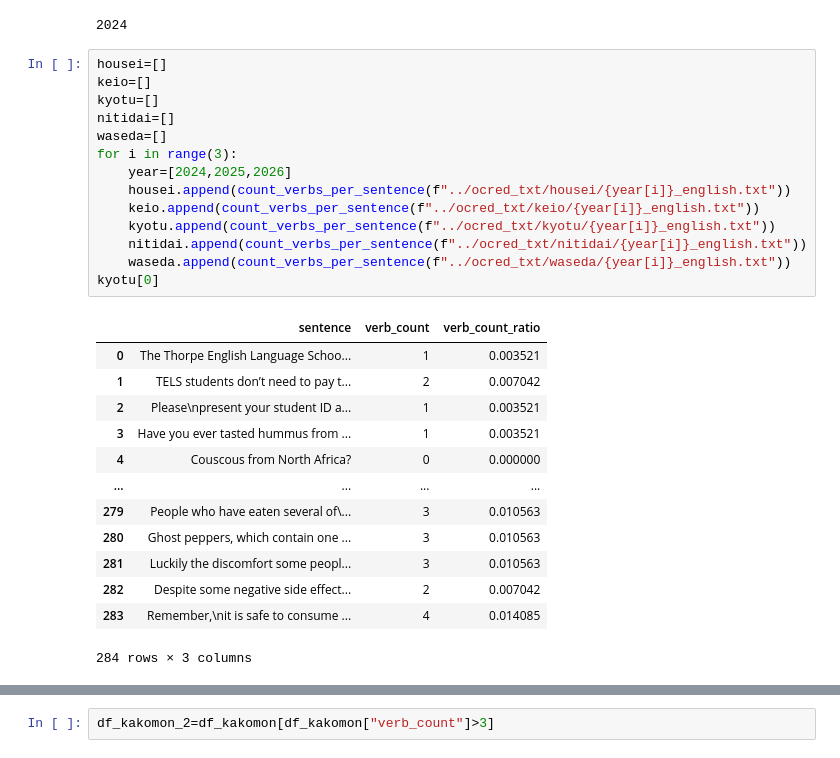
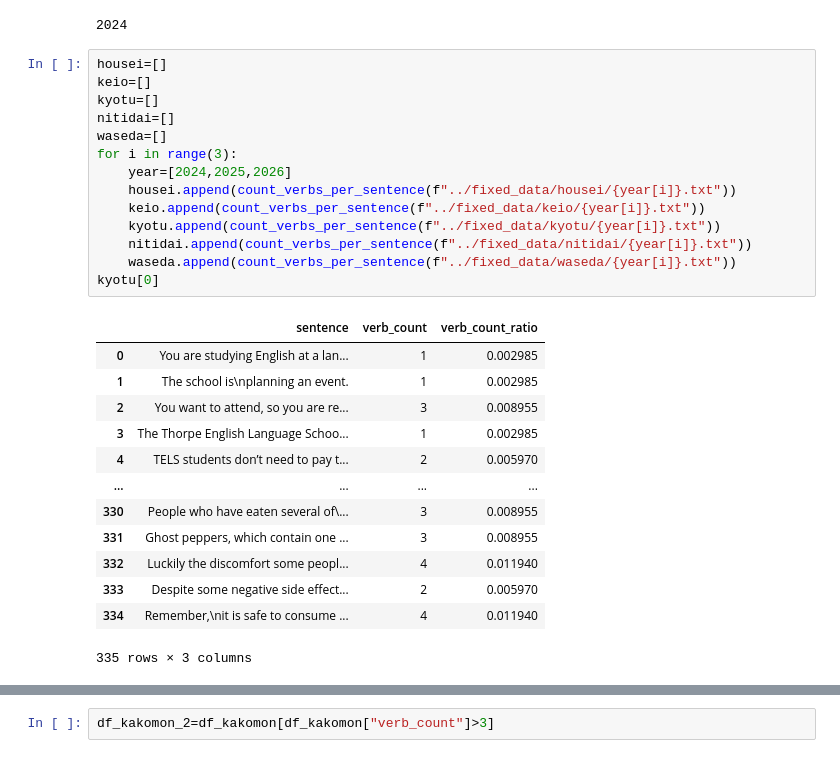
Before and after one commit to tansukekun/DSTR, a Jupyter notebook: code/txt2vector.ipynb, the cells around one changed output, grey strips where cells are left out. Saved outputs shown, nothing was run; the diff lists cells and outputs as text.

```diff
--- a/code/txt2vector.ipynb
+++ b/code/txt2vector.ipynb
@@ -230,31 +230,31 @@ print(year[0])
 # %%
 housei=[]
 keio=[]
 kyotu=[]
 nitidai=[]
 waseda=[]
 for i in range(3):
     year=[2024,2025,2026]
-    housei.append(count_verbs_per_sentence(f"../ocred_txt/housei/{year[i]}_english.txt"))
-    keio.append(count_verbs_per_sentence(f"../ocred_txt/keio/{year[i]}_english.txt"))
-    kyotu.append(count_verbs_per_sentence(f"../ocred_txt/kyotu/{year[i]}_english.txt"))
-    nitidai.append(count_verbs_per_sentence(f"../ocred_txt/nitidai/{year[i]}_english.txt"))
-    waseda.append(count_verbs_per_sentence(f"../ocred_txt/waseda/{year[i]}_english.txt"))
+    housei.append(count_verbs_per_sentence(f"../fixed_data/housei/{year[i]}.txt"))
+    keio.append(count_verbs_per_sentence(f"../fixed_data/keio/{year[i]}.txt"))
+    kyotu.append(count_verbs_per_sentence(f"../fixed_data/kyotu/{year[i]}.txt"))
+    nitidai.append(count_verbs_per_sentence(f"../fixed_data/nitidai/{year[i]}.txt"))
+    waseda.append(count_verbs_per_sentence(f"../fixed_data/waseda/{year[i]}.txt"))
 kyotu[0]
 # %% [output]
 |  | sentence | verb_count | verb_count_ratio |
-| 0 | The Thorpe English Language Schoo... | 1 | 0.003521 |
-| 1 | TELS students don’t need to pay t... | 2 | 0.007042 |
-| 2 | Please\npresent your student ID a... | 1 | 0.003521 |
-| 3 | Have you ever tasted hummus from ... | 1 | 0.003521 |
-| 4 | Couscous from North Africa? | 0 | 0.000000 |
+| 0 | You are studying English at a lan... | 1 | 0.002985 |
+| 1 | The school is\nplanning an event. | 1 | 0.002985 |
+| 2 | You want to attend, so you are re... | 3 | 0.008955 |
+| 3 | The Thorpe English Language Schoo... | 1 | 0.002985 |
+| 4 | TELS students don’t need to pay t... | 2 | 0.005970 |
 | ... | ... | ... | ... |
-| 279 | People who have eaten several of\... | 3 | 0.010563 |
-| 280 | Ghost peppers, which contain one ... | 3 | 0.010563 |
-| 281 | Luckily the discomfort some peopl... | 3 | 0.010563 |
-| 282 | Despite some negative side effect... | 2 | 0.007042 |
-| 283 | Remember,\nit is safe to consume ... | 4 | 0.014085 |
+| 330 | People who have eaten several of\... | 3 | 0.008955 |
+| 331 | Ghost peppers, which contain one ... | 3 | 0.008955 |
+| 332 | Luckily the discomfort some peopl... | 4 | 0.011940 |
+| 333 | Despite some negative side effect... | 2 | 0.005970 |
+| 334 | Remember,\nit is safe to consume ... | 4 | 0.011940 |
-284 rows × 3 columns
+335 rows × 3 columns
 # %%
 import numpy as np
 import matplotlib.pyplot as plt
```
Also changed, not shown: parts of 6 cells of this notebook, 14 other files.
